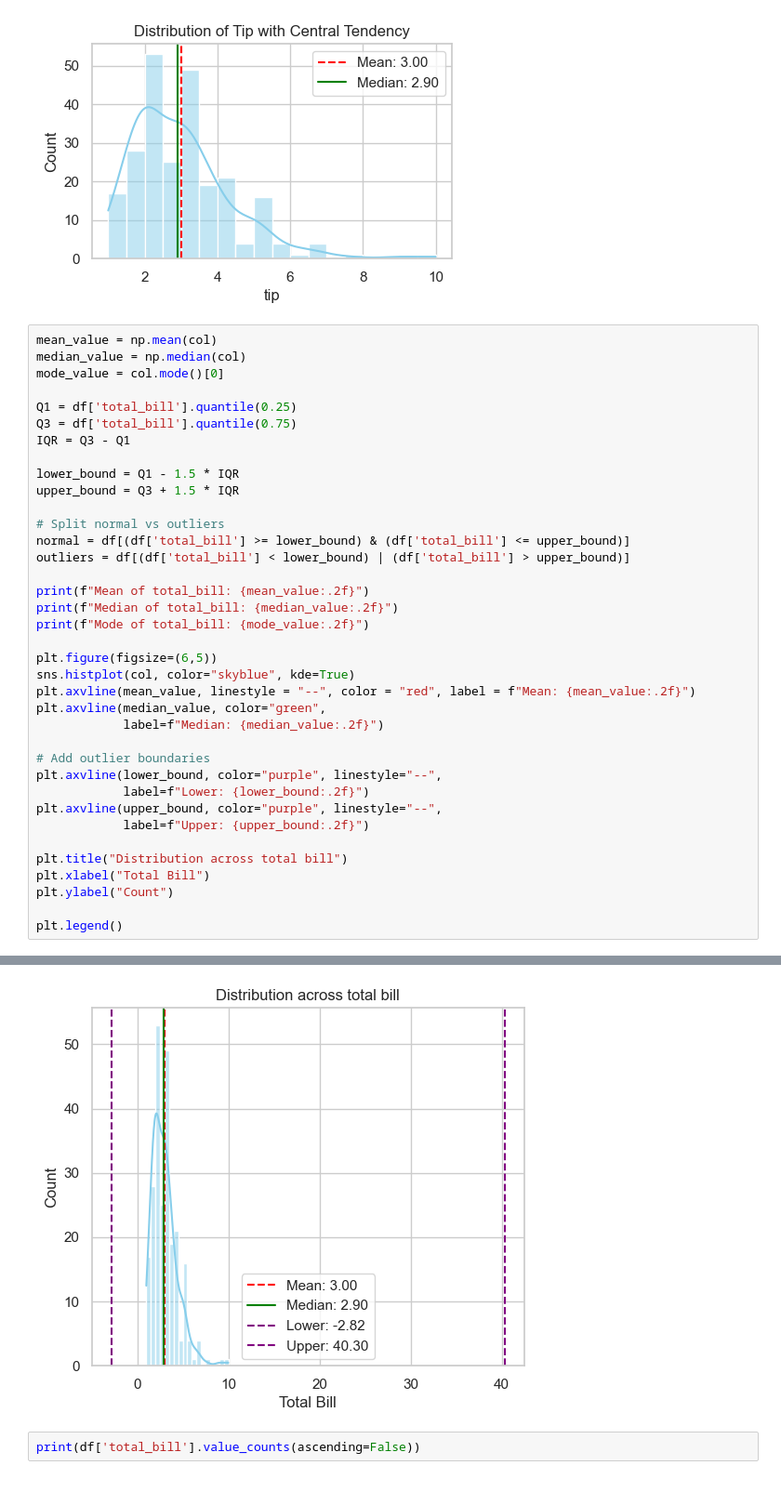
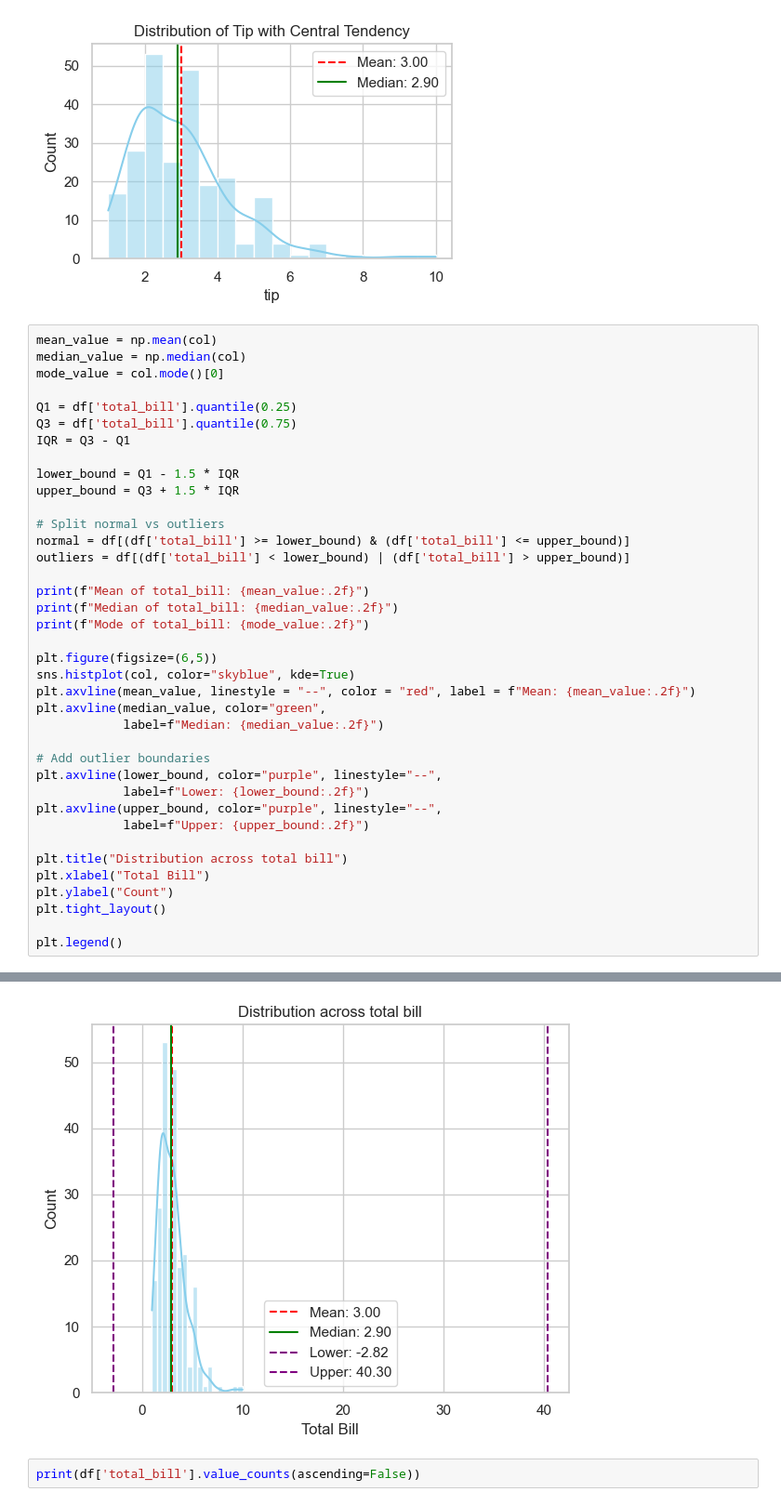
Before and after one commit to th3realAyo/Machine-Learning-Bootcamp, a Jupyter notebook: 03_Math_For_ML/statistics/02_statistics_overview.ipynb, the cells around one changed output, grey strips where cells are left out. Shown at 93% size. Drawn from its saved outputs; the diff is of its cells as text.

```diff
--- a/03_Math_For_ML/statistics/02_statistics_overview.ipynb
+++ b/03_Math_For_ML/statistics/02_statistics_overview.ipynb
@@ -177,34 +177,35 @@ upper_bound = Q3 + 1.5 * IQR
 # Split normal vs outliers
 normal = df[(df['total_bill'] >= lower_bound) & (df['total_bill'] <= upper_bound)]
 outliers = df[(df['total_bill'] < lower_bound) | (df['total_bill'] > upper_bound)]
 
 print(f"Mean of total_bill: {mean_value:.2f}")
 print(f"Median of total_bill: {median_value:.2f}")
 print(f"Mode of total_bill: {mode_value:.2f}")
 
 plt.figure(figsize=(6,5))
 sns.histplot(col, color="skyblue", kde=True)
 plt.axvline(mean_value, linestyle = "--", color = "red", label = f"Mean: {mean_value:.2f}")
 plt.axvline(median_value, color="green",
             label=f"Median: {median_value:.2f}")
 
 # Add outlier boundaries
 plt.axvline(lower_bound, color="purple", linestyle="--",
             label=f"Lower: {lower_bound:.2f}")
 plt.axvline(upper_bound, color="purple", linestyle="--",
             label=f"Upper: {upper_bound:.2f}")
 
 plt.title("Distribution across total bill")
 plt.xlabel("Total Bill")
 plt.ylabel("Count")
+plt.tight_layout()
 
 plt.legend()
 # %% [output]
 Mean of total_bill: 3.00
 Median of total_bill: 2.90
 Mode of total_bill: 2.00
 <matplotlib.legend.Legend at 0x...>
-[figure, old version]
+[figure, new version]
 # %%
 print(df['total_bill'].value_counts(ascending=False))
 # %% [output]
```
Also changed, not shown: parts of 2 cells of this notebook.
